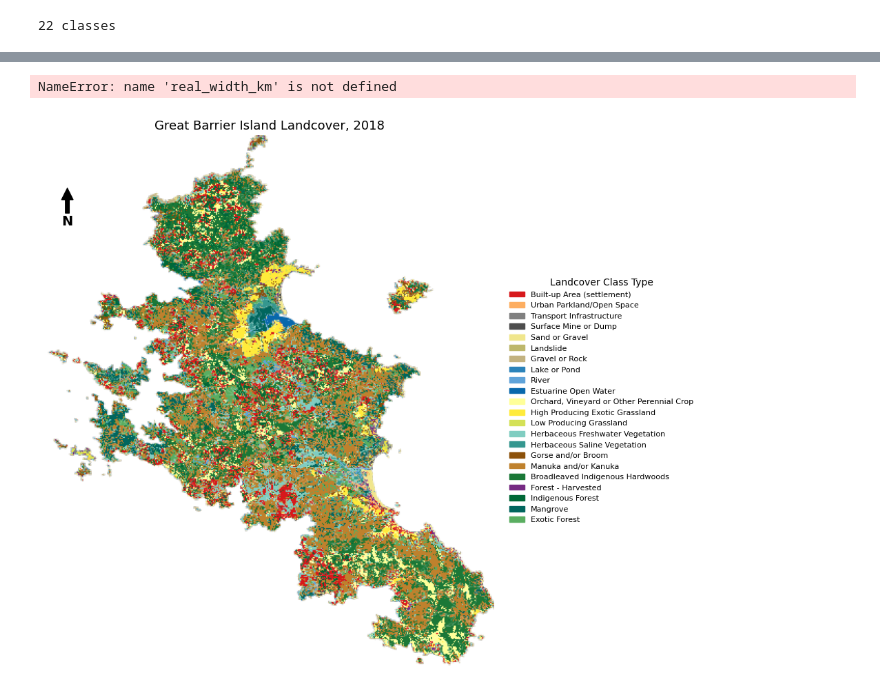
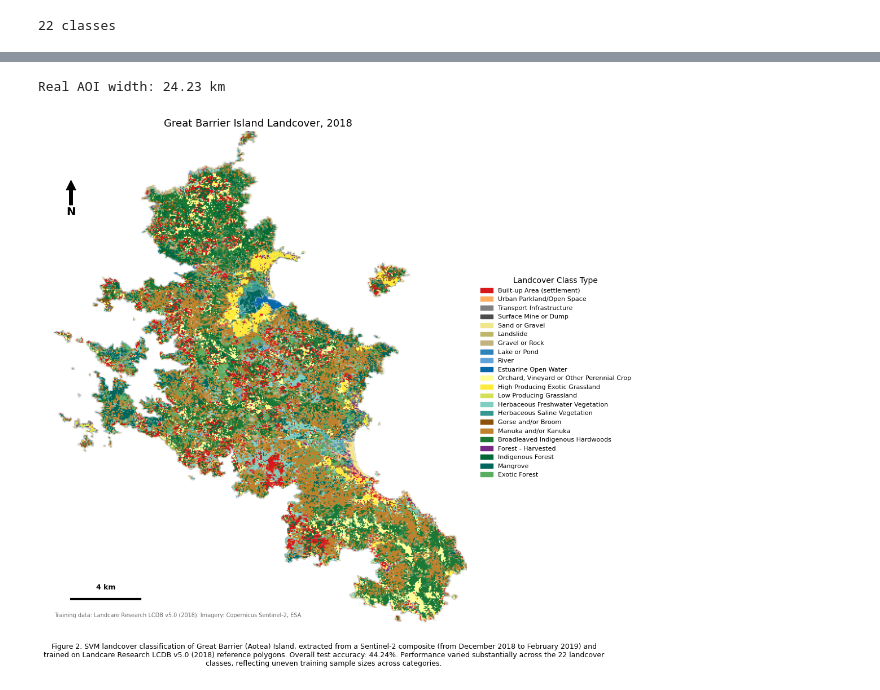
Before and after one commit to dhruvpGEE/SatelliteDataAI-UOA, a Jupyter notebook: Lab-Notebooks/DhruvPatel_761_Lab2.ipynb, the cells around one changed output, grey strips where cells are left out. Cells and saved outputs as stored; diff of their text form; code cells hidden in the pictures.

```diff
--- a/Lab-Notebooks/DhruvPatel_761_Lab2.ipynb
+++ b/Lab-Notebooks/DhruvPatel_761_Lab2.ipynb
@@ -752,3 +750,23 @@ KeyboardInterrupt:
+# %%
+# Calculating the true geodesic distance across the AOI (in km) using the haversine formula, rather than a rough degrees to km approximation, so the maps scale bar is accurate.
+from math import radians, cos, sin, asin, sqrt
+
+def haversine(lon1, lat1, lon2, lat2):
+    # Converting decimal degrees to radians, as required by the trig functions below
+    lon1, lat1, lon2, lat2 = map(radians, [lon1, lat1, lon2, lat2])
+    dlon = lon2 - lon1
+    dlat = lat2 - lat1
+    a = sin(dlat/2)**2 + cos(lat1)*cos(lat2)*sin(dlon/2)**2 # Haversine formula computes greater circle distance between two lat/lon points
+    return 2 * 6371 * asin(sqrt(a))  # 6371 = Earths mean radius in km, result returns in km
+
+# Using the AOI's (Great Barrier Island) longitude bounds and mid latitude to measure its real world width
+lon_min, lon_max = 175.28, 175.55
+lat_mid = (-36.35 + -36.03) / 2
+# Computing the real width of the AOI in kilometers, used later to build an accurate scale bar to then add onto the map figure
+real_width_km = haversine(lon_min, lat_mid, lon_max, lat_mid)
+print(f"Real AOI width: {real_width_km:.2f} km")
+# %% [output]
+Real AOI width: 24.23 km
 # %%
 import matplotlib.pyplot as plt
 import matplotlib.patches as mpatches
@@ -780,34 +798,36 @@ ax.annotate('N', xy=(0.05, 0.90), xytext=(0.05, 0.83),
             fontsize=14, fontweight='bold', ha='center',
             arrowprops=dict(facecolor='black', width=4, headwidth=12))
 
 # Adding scale bar to map figure
-km_per_pixel = real_width_km / img_w   # uses precise geodesic distance from the haversine calculation
+km_per_pixel = real_width_km / img_w   # using precise geodesic distance from the haversine calculation
 
-scale_km = 5  # 5 km scale bar
+scale_km = 4  # 4 km scale bar
 scale_px = scale_km / km_per_pixel
 
 bar_x_start = img_w * 0.05
 bar_y = img_h * 0.95
 ax.plot([bar_x_start, bar_x_start + scale_px], [bar_y, bar_y], color='black', linewidth=3)
 ax.text(bar_x_start + scale_px / 2, bar_y - img_h * 0.02, f'{scale_km} km',
         ha='center', fontsize=9, fontweight='bold')
 
 # Adding data source attribution into the map figure
 ax.text(0.01, 0.01,
         'Training data: Landcare Research LCDB v5.0 (2018). Imagery: Copernicus Sentinel-2, ESA.',
         transform=ax.transAxes, fontsize=7, color='dimgray', va='bottom')
 
 # Adding figure caption
 caption = (
     f"Figure 2. SVM landcover classification of Great Barrier (Aotea) Island, extracted from a Sentinel-2 "
     f"composite (from December 2018 to February 2019) and trained on Landcare Research LCDB v5.0 (2018) reference polygons. "
     f"Overall test accuracy: {accuracy_score(y_test, y_pred):.2%}. Performance varied substantially across the 22 landcover classes, reflecting uneven training sample sizes across categories."
 )
 fig.text(0.5, -0.02, caption, wrap=True, ha='center', fontsize=9)
 
 plt.tight_layout()
 plt.savefig('great_barrier_island_landcover.png', dpi=300, bbox_inches='tight')
 plt.show()
+
+## Reference link to using 'matplotlib.pyplot.legend' = https://matplotlib.org/stable/api/_as_gen/matplotlib.pyplot.legend.html
+## Reference link to using 'matplotlib.pyplot.annotate' = https://matplotlib.org/stable/api/_as_gen/matplotlib.pyplot.annotate.html
 # %% [output]
-NameError: name 'real_width_km' is not defined
-[figure, old version]
+[figure, new version]
```
Also changed, not shown: parts of 5 cells of this notebook.
